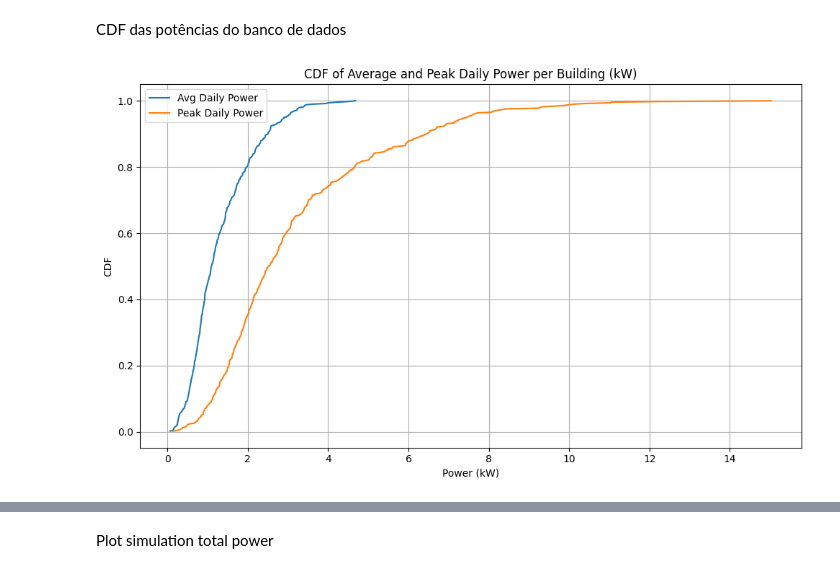
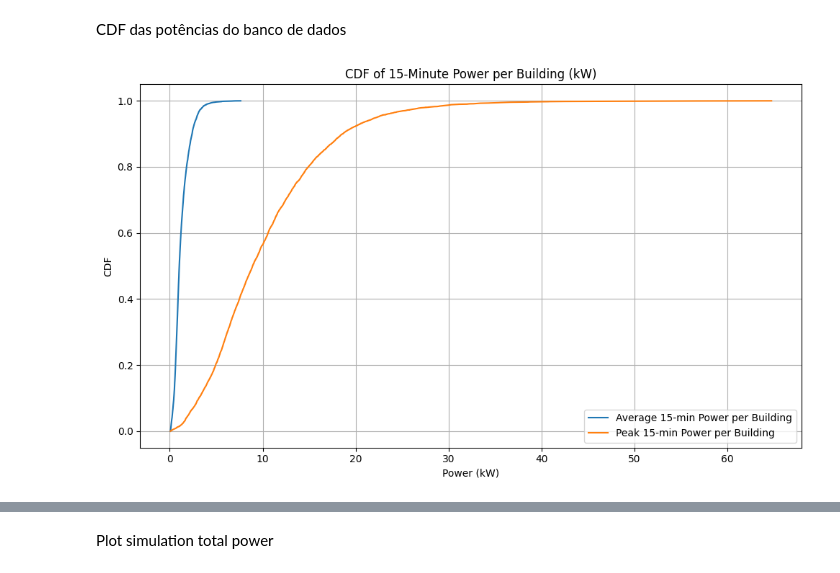
Before and after one commit to glmoritz/pandapower_tests, a Jupyter notebook: duilio_plots_postgres.ipynb, the cells around one changed output, grey strips where cells are left out. Drawn from its saved outputs; the diff is of its cells as text; code cells hidden in the pictures.

```diff
--- a/duilio_plots_postgres.ipynb
+++ b/duilio_plots_postgres.ipynb
@@ -21,7 +21,10 @@ db_url = f"postgresql://{os.getenv('POSTGRES_DB_USER', 'root')}:{os.getenv('POST
 engine = create_engine(db_url)
 conn = engine.connect()
 # %%
-test_name = 'Solar-5-Storage-10-seed1111.json'
+from numpy.random import seed
+
+
+test_name = 'Solar-20-Storage-20-seed4444.json'
 
 # Get the last simulation_output_id for the current test_name
 simulation_output_id, simulation_parameters = get_last_simulation_output_id(test_name, conn)
@@ -36,8 +39,13 @@ if simulation_output_id:
         "host": os.getenv("POSTGRES_DB_HOST", "103.0.2.7"),
         "port": int(os.getenv("POSTGRES_DB_PORT", "5433"))
     }
-    pandapower_grid_id, net, graph = load_network_from_database(conn_parameters, simulation_parameters['network_id'])
-    apply_profile_to_graph(engine, pandapower_grid_id, simulation_parameters['power_profile_id'], graph)
+
+    network_id_with_seed = f"{simulation_parameters['network_id']}_seed_{str(simulation_parameters['random_seed'])}"
+    power_profile_with_seed = f"{simulation_parameters['power_profile_id']}_seed_{str(simulation_parameters['random_seed'])}"
+
+
+    pandapower_grid_id, net, graph = load_network_from_database(conn_parameters, network_id_with_seed)
+    apply_profile_to_graph(engine, pandapower_grid_id, power_profile_with_seed, graph)
 else:
     print(f"No simulation found for test_name '{test_name}'")
 # %% [output]
@@ -1076,55 +1051,57 @@ import pandas as pd
 import matplotlib.pyplot as plt
 import numpy as np
 
-def plot_cdf_avg_power():
+def plot_cdf_15min_power():
     # Connect to the database
     db_url = f"postgresql://{os.getenv('POSTGRES_DB_USER', 'root')}:{os.getenv('POSTGRES_DB_PASSWORD', 'skamasfrevrest')}@{os.getenv('POSTGRES_DB_HOST', '103.0.2.7')}:{os.getenv('POSTGRES_DB_PORT', '5433')}/{os.getenv('POSTGRES_DB_NAME', 'duilio')}"
     engine = create_engine(db_url)
     conn = engine.connect()
 
-    # Step 1: Query average daily energy per building
+    # Use 15-minute raw data (no daily aggregation table)
+    # electricity_total_energy_consumption is energy per 15-min interval (kWh),
+    # so power in kW is energy / 0.25 h
     query = text("""
         SELECT
-        bldg_id,
-        AVG(electricity_total_energy_consumption) / 24.0 AS avg_daily_power_kw,
-        MAX(electricity_total_energy_consumption) / 24.0 AS peak_daily_power_kw
-        FROM building_power.daily_energy
+            bldg_id,
+            AVG(electricity_total_energy_consumption / 0.25) AS avg_15min_power_kw,
+            MAX(electricity_total_energy_consumption / 0.25) AS peak_15min_power_kw
+        FROM building_power.building_power
         WHERE electricity_total_energy_consumption IS NOT NULL
         GROUP BY bldg_id;
     """)
     rows = conn.execute(query).fetchall()
     conn.close()
 
     if not rows:
         print("No data returned.")
         return
 
-    # Step 2: Convert to DataFrame
-    df = pd.DataFrame(rows, columns=["bldg_id", "avg_daily_power_kw", "peak_daily_power_kw"])
+    # Convert to DataFrame
+    df = pd.DataFrame(rows, columns=["bldg_id", "avg_15min_power_kw", "peak_15min_power_kw"])
 
-    # Step 3: Prepare data for CDF
-    sorted_avg = np.sort(df["avg_daily_power_kw"])
-    cdf_avg = np.arange(1, len(sorted_avg) + 1) / len(sorted_avg)
+    # Prepare data for CDF
+    sorted_avg_15min = np.sort(df["avg_15min_power_kw"].dropna())
+    cdf_avg_15min = np.arange(1, len(sorted_avg_15min) + 1) / len(sorted_avg_15min)
 
-    sorted_peak = np.sort(df["peak_daily_power_kw"].dropna())
-    cdf_peak = np.arange(1, len(sorted_peak) + 1) / len(sorted_peak)
+    sorted_peak_15min = np.sort(df["peak_15min_power_kw"].dropna())
+    cdf_peak_15min = np.arange(1, len(sorted_peak_15min) + 1) / len(sorted_peak_15min)
 
-    # Step 2: Plot both CDFs
+    # Plot both CDFs
     plt.figure(figsize=(10, 6))
-    plt.plot(sorted_avg, cdf_avg, label="Avg Daily Power")
-    plt.plot(sorted_peak, cdf_peak, label="Peak Daily Power")
-    plt.title("CDF of Average and Peak Daily Power per Building (kW)")
+    plt.plot(sorted_avg_15min, cdf_avg_15min, label="Average 15-min Power per Building")
+    plt.plot(sorted_peak_15min, cdf_peak_15min, label="Peak 15-min Power per Building")
+    plt.title("CDF of 15-Minute Power per Building (kW)")
     plt.xlabel("Power (kW)")
     plt.ylabel("CDF")
     plt.grid(True)
     plt.legend()
     plt.tight_layout()
     plt.show()
 
 # Example usage
-plot_cdf_avg_power()
+plot_cdf_15min_power()
 # %% [output]
-[figure, old version]
+[figure, new version]
 # %%
 from sqlalchemy import create_engine, text
 import pandas as pd
```
Also changed, not shown: parts of 15 cells of this notebook, 13 other files.
